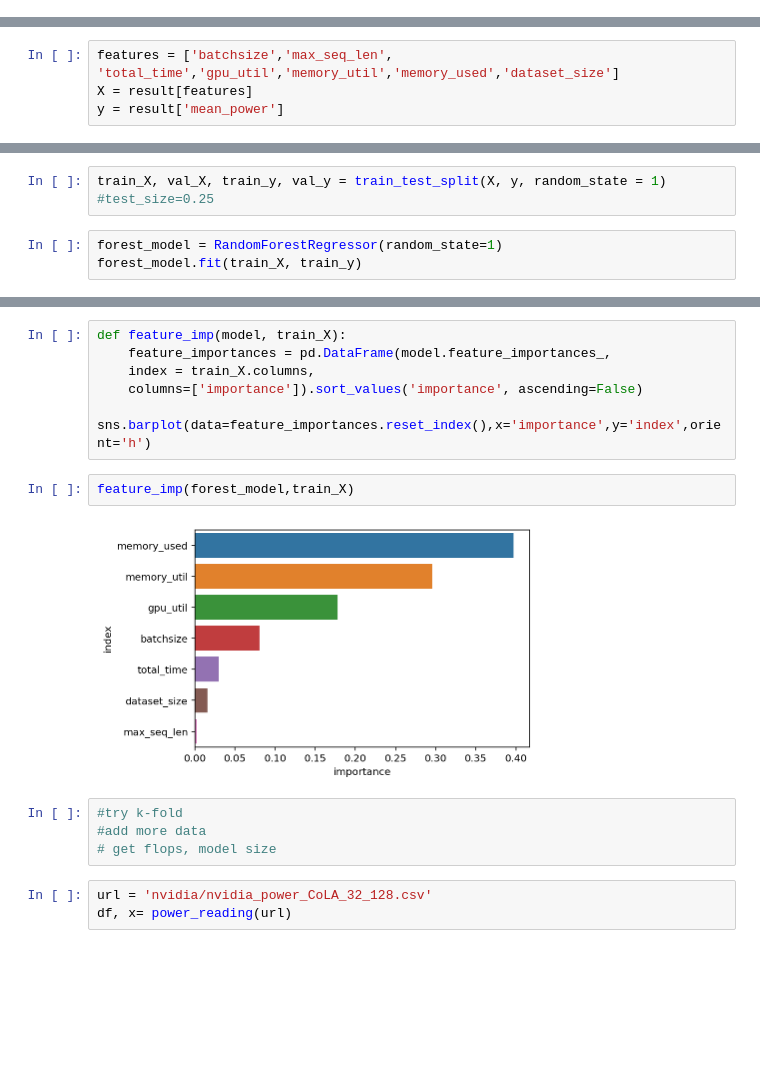
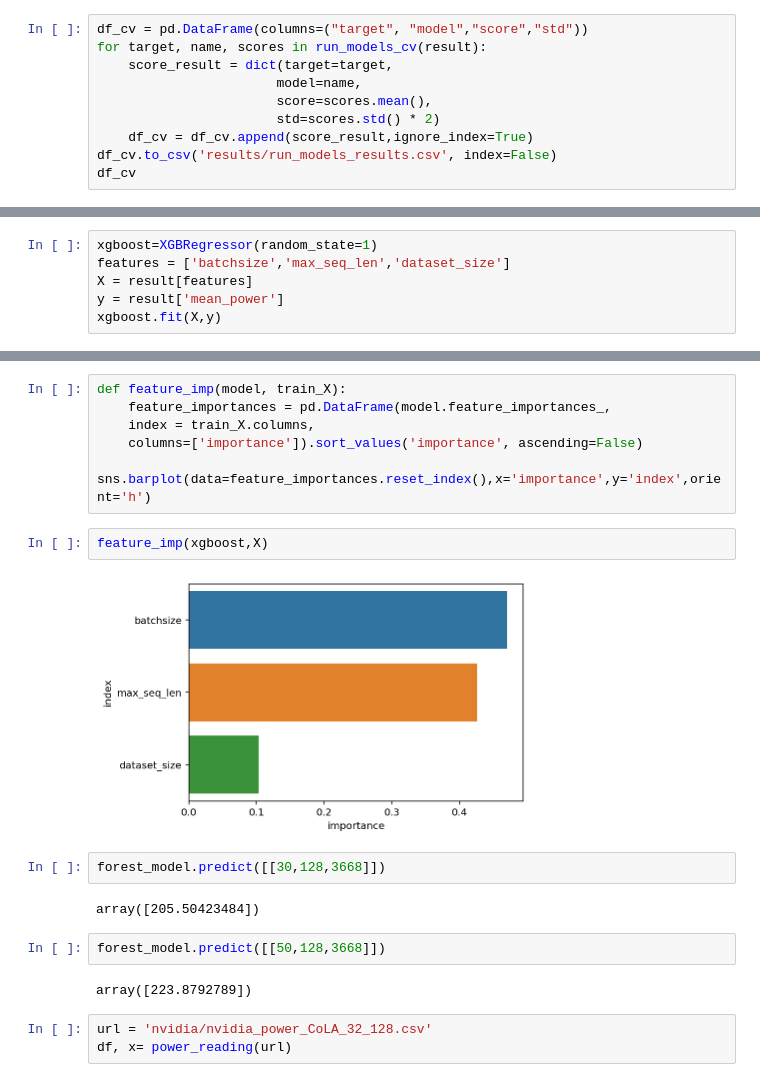
Before and after one commit to MScDissertation/NLP, a Jupyter notebook: nvidia-smi-data.ipynb, the cells around one changed output, grey strips where cells are left out. Saved outputs shown, nothing was run; the diff lists cells and outputs as text; blank space fills up the shorter version.

```diff
--- a/nvidia-smi-data.ipynb
+++ b/nvidia-smi-data.ipynb
@@ -138,0 +170,10 @@ from sklearn.model_selection import train_test_split
+# %%
+df_cv = pd.DataFrame(columns=("target", "model","score","std"))
+for target, name, scores in run_models_cv(result):
+    score_result = dict(target=target,
+                       model=name,
+                       score=scores.mean(),
+                       std=scores.std() * 2)
+    df_cv = df_cv.append(score_result,ignore_index=True)
+df_cv.to_csv('results/run_models_results.csv', index=False)
+df_cv
@@ -139,4 +254,6 @@ from sklearn.model_selection import train_test_split
 # %%
-features = ['batchsize','max_seq_len', 'total_time','gpu_util','memory_util','memory_used','dataset_size']
+xgboost=XGBRegressor(random_state=1)
+features = ['batchsize','max_seq_len','dataset_size']
 X = result[features]
 y = result['mean_power']
+xgboost.fit(X,y)
@@ -143,5 +268,0 @@ y = result['mean_power']
-# %%
-train_X, val_X, train_y, val_y = train_test_split(X, y, random_state = 1) #test_size=0.25
-# %%
-forest_model = RandomForestRegressor(random_state=1)
-forest_model.fit(train_X, train_y)
@@ -162,14 +272,18 @@ def feature_imp(model, train_X):
     index = train_X.columns,
     columns=['importance']).sort_values('importance', ascending=False)
     sns.barplot(data=feature_importances.reset_index(),x='importance',y='index',orient='h')
-# %%
-feature_imp(forest_model,train_X)
-# %% [output]
-[figure, removed]
-# %%
-#try k-fold
-#add more data
-# get flops, model size
+# %%
+feature_imp(xgboost,X)
+# %% [output]
+[figure, added]
+# %%
+forest_model.predict([[30,128,3668]])
+# %% [output]
+array([205.50423484])
+# %%
+forest_model.predict([[50,128,3668]])
+# %% [output]
+array([223.8792789])
 # %%
 url = 'nvidia/nvidia_power_CoLA_32_128.csv'
 df, x= power_reading(url)
```
Also changed, not shown: parts of 23 cells of this notebook, 3 other files.
